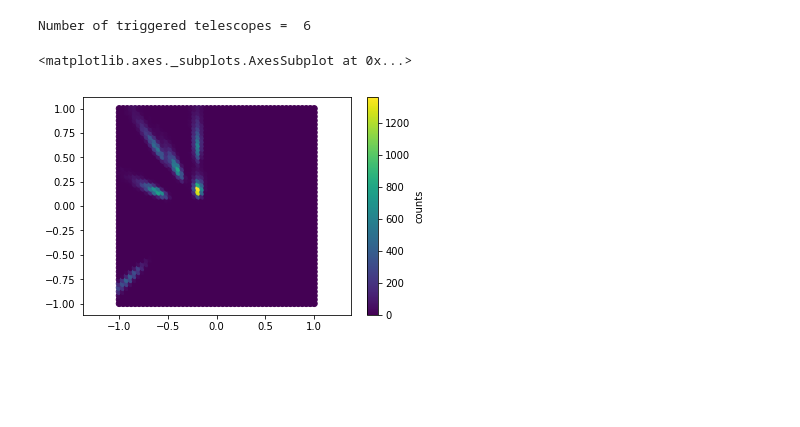
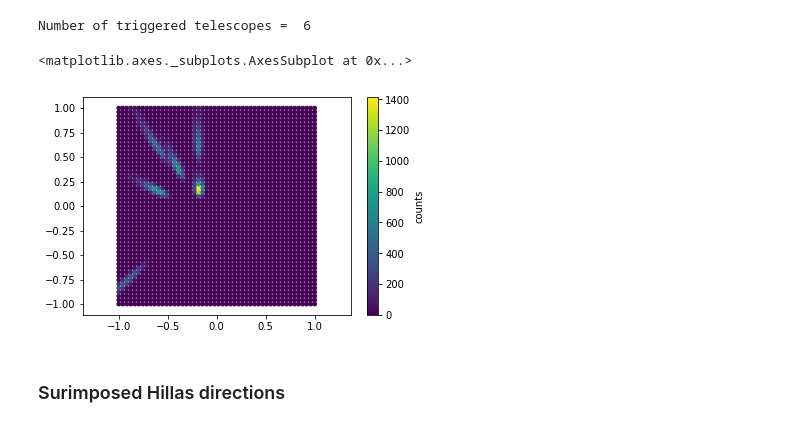
Before and after one commit to vuillaut/pschitt, a Jupyter notebook: notebooks/example.ipynb, the cells around one changed output. Cells and saved outputs as stored; diff of their text form; code cells hidden in the pictures; blank space fills up the shorter version.

```diff
--- a/notebooks/example.ipynb
+++ b/notebooks/example.ipynb
@@ -121,10 +110,12 @@ if len(triggered_telescopes)>1:
     pa = hillas.impact_parameter_average(triggered_telescopes, HP)
     p = hillas.impact_parameter_ponderated(triggered_telescopes, HP)
 # %%
-viz.display_stacked_cameras(alltel)
+viz.display_stacked_cameras(alltel, s=14)
 # %% [output]
 <matplotlib.axes._subplots.AxesSubplot at 0x...>
-[figure, old version]
+[figure, new version]
+# %% [markdown]
+### Surimposed Hillas directions
 # %%
 plt.figure(figsize=(7,7))
 ax = viz.display_stacked_cameras(alltel, s=27)
```
Also changed, not shown: parts of 12 cells of this notebook.
